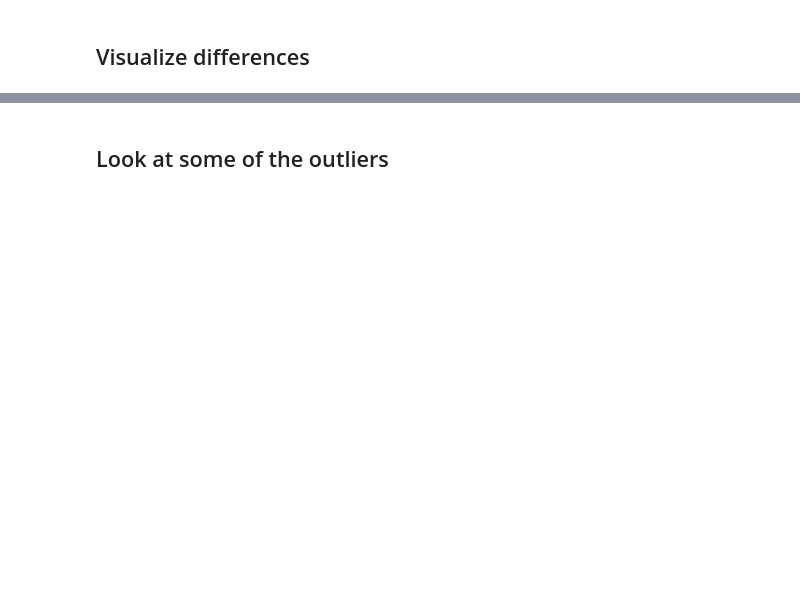
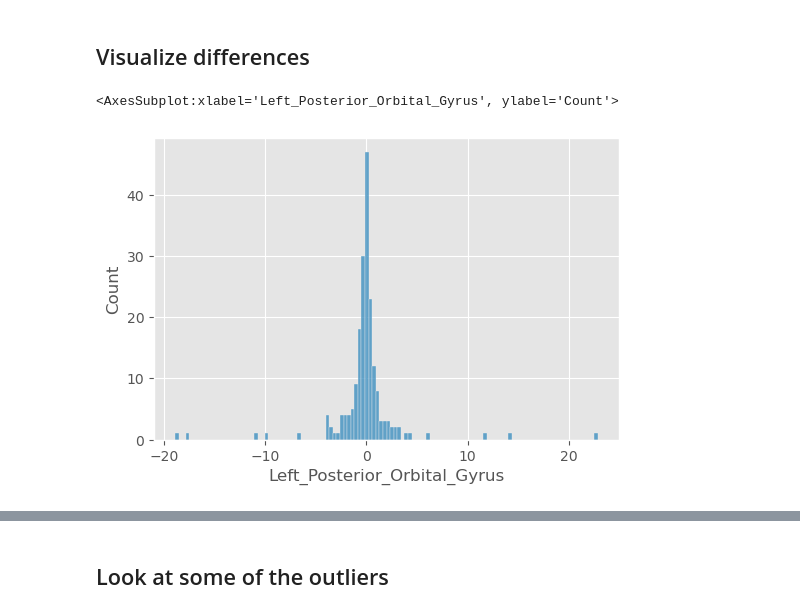
Before and after one commit to Kiril94/Thesis, a Jupyter notebook: cobra/t1_long/evaluate_study.ipynb, the cells around one changed output, grey strips where cells are left out. Saved outputs shown, nothing was run; the diff lists cells and outputs as text; code cells hidden in the pictures; blank space fills up the shorter version.

```diff
--- a/cobra/t1_long/evaluate_study.ipynb
+++ b/cobra/t1_long/evaluate_study.ipynb
@@ -47,3 +55,8 @@ df_dV.head(3)
 #sns.histplot(df_dV.Date_diff)
 # %% [markdown]
 ## Visualize differences
+# %%
+sns.histplot(df_log_dV.Left_Posterior_Orbital_Gyrus)
+# %% [output]
+<AxesSubplot:xlabel='Left_Posterior_Orbital_Gyrus', ylabel='Count'>
+[figure, added]
```
Also changed, not shown: parts of 11 cells of this notebook, 3 other files.
